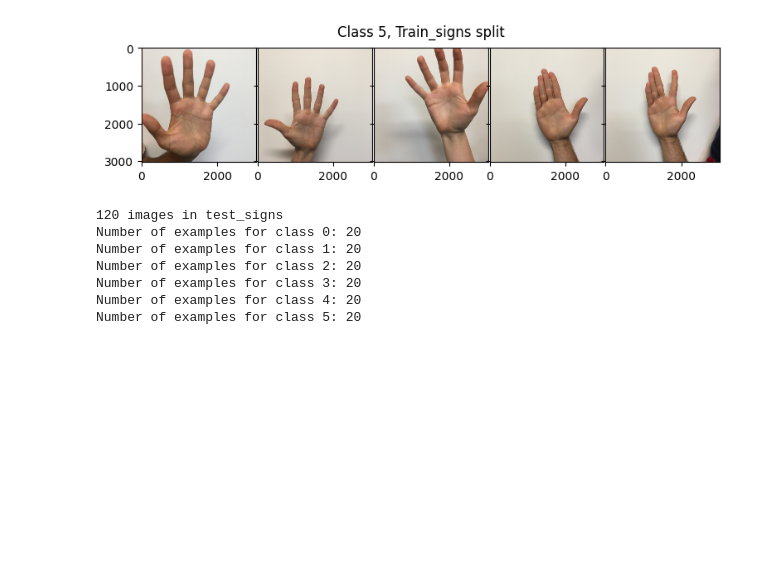
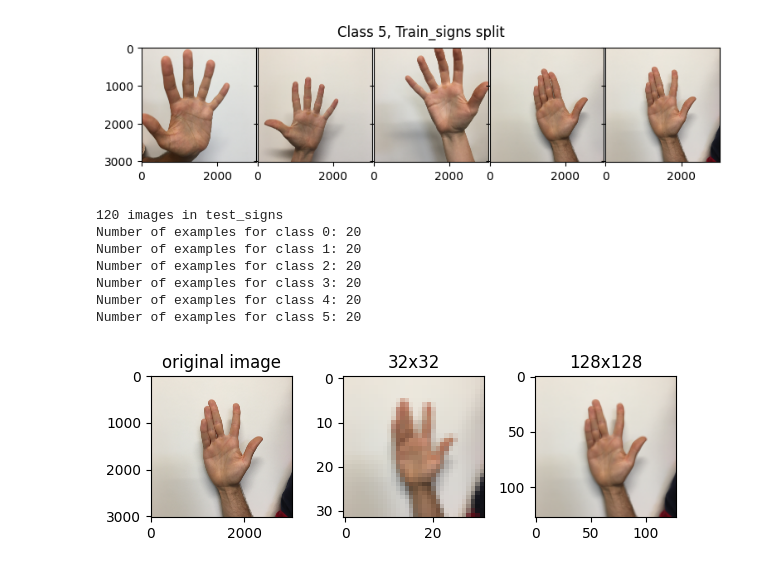
Before and after one commit to novokhatskyi/Deep_learning, a Jupyter notebook: topic 5_6/lecture_5.ipynb, the cells around one changed output. Drawn from its saved outputs; the diff is of its cells as text; code cells hidden in the pictures; blank space fills up the shorter version.

```diff
--- a/topic 5_6/lecture_5.ipynb
+++ b/topic 5_6/lecture_5.ipynb
@@ -101,3 +106,31 @@ Number of examples for class 2: 20
 Number of examples for class 3: 20
 Number of examples for class 4: 20
 Number of examples for class 5: 20
+# %%
+orig_img = Image.fromarray(img)
+
+def plot_examples(transformed_imgs:list, col_titles:list, cmap=None):
+
+    n_cols = len(transformed_imgs) +1
+    fig_size_x = 3 + len(transformed_imgs) * 1.5
+    fig, axs = plt.subplots(1, n_cols, figsize=(fig_size_x,2))
+
+    axs[0].imshow(orig_img)
+    axs[0].set_title('original image')
+
+    for i in range(len(transformed_imgs)):
+        axs[i+1].imshow(transformed_imgs[i], cmap=cmap)
+        axs[i+1].set_title(col_titles[i])
+
+    plt.tight_layout()
+    plt.show()
+# %%
+"""Resize
+Аугментація з використанням resize уніфікує розміри вхідних зображень,
+забезпечуючи сумісність з мережею. Також вона збільшує обсяг навчального набору даних,
+роблячи модель стійкішою до масштабних варіацій."""
+
+resized_imgs = [T.Resize(size=size)(orig_img) for size in [32,128]]
+plot_examples(resized_imgs, ['32x32', '128x128'])
+# %% [output]
+[figure, added]
```
Also changed, not shown: parts of 18 cells of this notebook.
